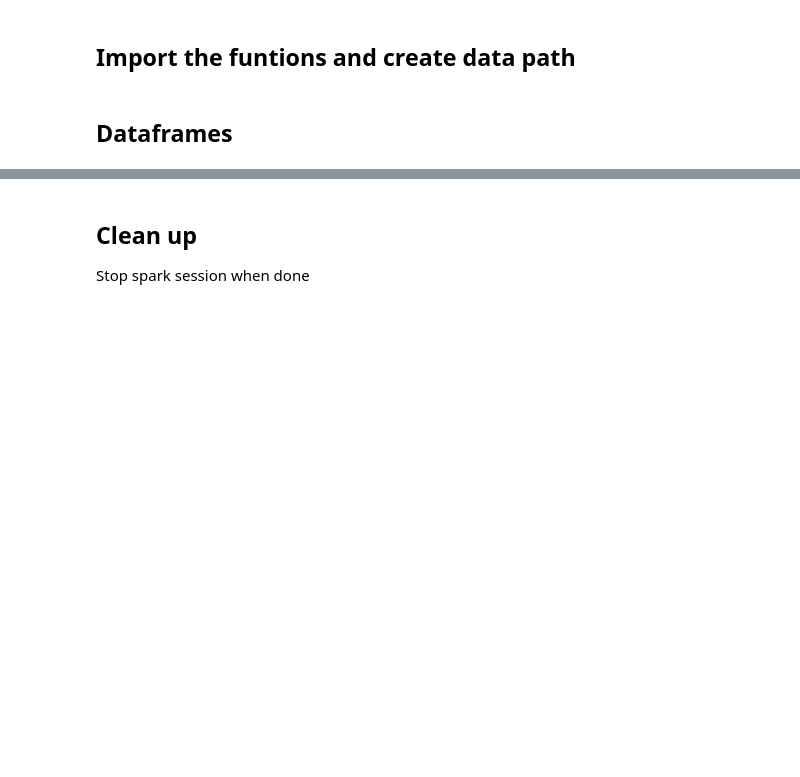
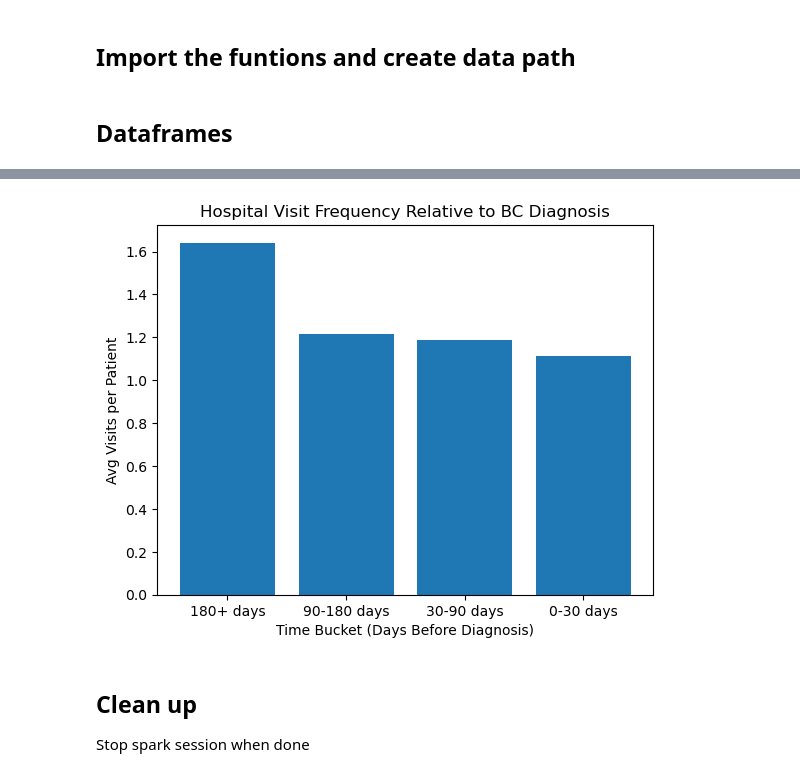
Before and after one commit to BhoomikaGuptaa/bladdards-MIMIC-health, a Jupyter notebook: scripts/sprint6.ipynb, the cells around one changed output, grey strips where cells are left out. Saved outputs shown, nothing was run; the diff lists cells and outputs as text; code cells hidden in the pictures; blank space fills up the shorter version.

Commit message:
Add visit frequency relative to diagnosis analysis

```diff
--- a/scripts/sprint6.ipynb
+++ b/scripts/sprint6.ipynb
@@ -146,0 +102,71 @@ only showing top 10 rows
+# %%
+# Visit Frequency Relative to Diagnosis
+
+import matplotlib.pyplot as plt
+from pyspark.sql.functions import when, datediff
+
+# Get BC first diagnosis date per patient
+bc_dx_dates = (
+    visits
+    .filter(col("visit_type") == "BC_FIRST_DX")
+    .select(
+        col("subject_id"),
+        col("admit_day").alias("dx_date")
+    )
+)
+
+# Join symptom visits to their patient's dx date, compute days_before_dx
+visits_with_days = (
+    visits
+    .filter(col("visit_type") == "SYMPTOM")
+    .join(broadcast(bc_dx_dates), on="subject_id", how="inner")
+    .withColumn("days_before_dx", datediff(col("dx_date"), col("admit_day")))
+    .filter(col("days_before_dx") >= 0)
+)
+
+# Bucket into time groups
+visits_bucketed = (
+    visits_with_days
+    .withColumn(
+        "time_bucket",
+        when(col("days_before_dx") <= 30,  "0-30 days")
+        .when(col("days_before_dx") <= 90,  "30-90 days")
+        .when(col("days_before_dx") <= 180, "90-180 days")
+        .otherwise("180+ days")
+    )
+)
+
+# Aggregate — chronological order
+bucket_order = (
+    when(col("time_bucket") == "180+ days",   0)
+    .when(col("time_bucket") == "90-180 days", 1)
+    .when(col("time_bucket") == "30-90 days",  2)
+    .otherwise(3)
+)
+
+visit_frequency_relative_dx = (
+    visits_bucketed
+    .groupBy("time_bucket")
+    .agg(
+        count("hadm_id").alias("visit_count"),
+        count_distinct("subject_id").alias("distinct_patients"),
+        (count("hadm_id") / count_distinct("subject_id")).alias("avg_visits_per_patient")
+    )
+    .orderBy(bucket_order)
+)
+
+print("=== visit_frequency_relative_dx ===")
+visit_frequency_relative_dx.show(truncate=False)
+
+# Bar chart
+# matplotlib cannot read Spark dataframes directly without converting to pandas
+pdf = visit_frequency_relative_dx.toPandas()
+
+
+fig_visit_frequency_relative_dx, ax = plt.subplots()
+ax.bar(pdf["time_bucket"], pdf["avg_visits_per_patient"])
+ax.set_xlabel("Time Bucket (Days Before Diagnosis)")
+ax.set_ylabel("Avg Visits per Patient")
+ax.set_title("Hospital Visit Frequency Relative to BC Diagnosis")
+plt.show()
+# %% [output]
@@ -147,3 +182,4 @@ only showing top 10 rows
+[figure, added]
 # %% [markdown]
 ## Clean up
 Stop spark session when done
```
Also changed, not shown: parts of 5 cells of this notebook.
